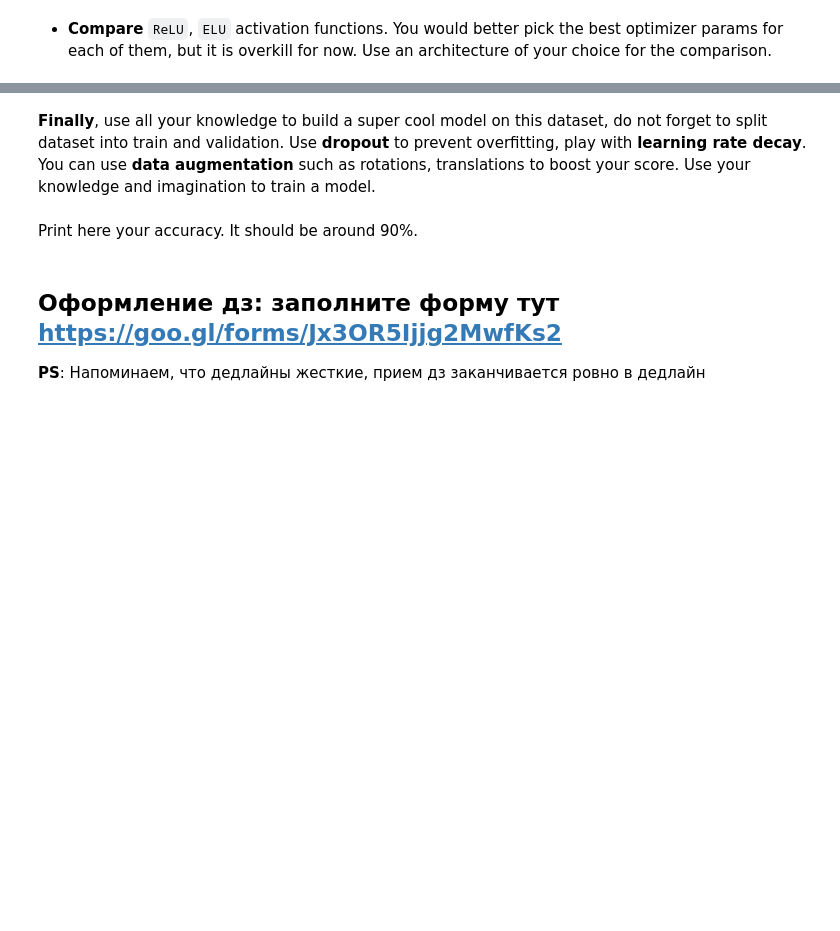
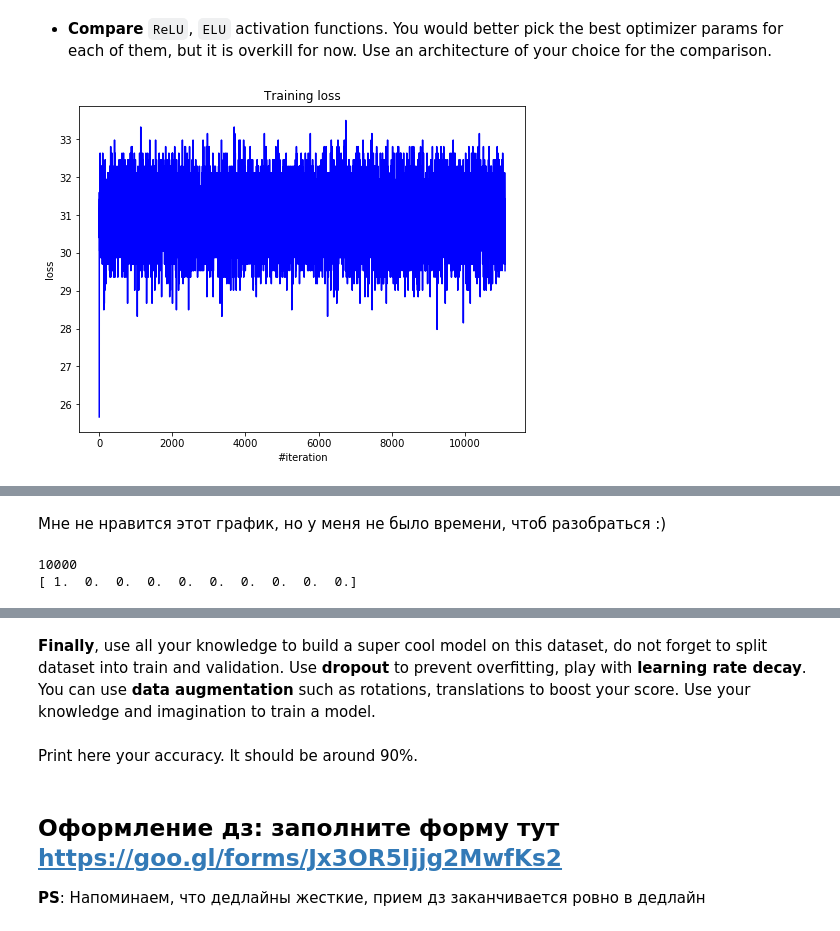
Before and after one commit to bobrovskayaa/machinelearning, a Jupyter notebook: task5/hw1_main.ipynb, the cells around one changed output, grey strips where cells are left out. Cells and saved outputs as stored; diff of their text form; code cells hidden in the pictures; blank space fills up the shorter version.

```diff
--- a/task5/hw1_main.ipynb
+++ b/task5/hw1_main.ipynb
@@ -265,0 +301,12 @@ One-hot encode the labels first.
+# %%
+# Your code goes here. ################################################
+from sklearn.preprocessing import OneHotEncoder
+oh_enc = OneHotEncoder(sparse=False)
+
+all_labels = np.concatenate([train_labels, test_labels])
+print len(all_labels)
+
+Y = oh_enc.fit_transform(all_labels.reshape(-1, 1))
+train_labels = Y[:len(train_labels)]
+test_labels = Y[len(train_labels):]
+print len(train_labels), len(test_labels)
@@ -270,0 +333,59 @@ You would better pick the best optimizer params for each of them, but it is over
+# %%
+# Your code goes here. ################################################
+#ReLU
+
+# Iptimizer params
+optimizer_config = {'learning_rate' : 1e-1, 'momentum': 0.9}
+optimizer_state = {}
+
+# Looping params
+n_epoch = 50
+batch_size = 200
+
+X = train_images
+Y = train_labels
+
+net = Sequential()
+net.add(Linear(X.shape[1], 64))
+net.add(ReLU())
+net.add(Linear(64, Y.shape[1]))
+net.add(SoftMax())
+
+criterion = ClassNLLCriterion()
+
+loss_history = []
+
+for i in range(n_epoch):
+    for x_batch, y_batch in get_batches((X, Y), batch_size):
+
+        net.zeroGradParameters()
+
+        # Forward
+        predictions = net.forward(x_batch)
+        loss = criterion.forward(predictions, y_batch)
+
+        # Backward
+        dp = criterion.backward(predictions, y_batch)
+        net.backward(x_batch, dp)
+
+        # Update weights
+        sgd_momentum(net.getParameters(),
+                     net.getGradParameters(),
+                     optimizer_config,
+                     optimizer_state)
+
+        loss_history.append(loss)
+
+    # Visualize
+    display.clear_output(wait=True)
+    plt.figure(figsize=(8, 6))
+
+    plt.title("Training loss")
+    plt.xlabel("#iteration")
+    plt.ylabel("loss")
+    plt.plot(loss_history, 'b')
+    plt.show()
+
+    print('Current loss: %f' % loss)
+# %% [output]
+[figure, added]
@@ -270,0 +393,2 @@ You would better pick the best optimizer params for each of them, but it is over
+# %% [markdown]
+Мне не нравится этот график, но у меня не было времени, чтоб разобраться :)
@@ -270,0 +397,6 @@ You would better pick the best optimizer params for each of them, but it is over
+# %%
+print len(RElu_pred_enc)
+print RElu_pred_enc[0]
+# %% [output]
+10000
+[ 1.  0.  0.  0.  0.  0.  0.  0.  0.  0.]
```
Also changed, not shown: parts of 18 cells of this notebook, 9 other files.
